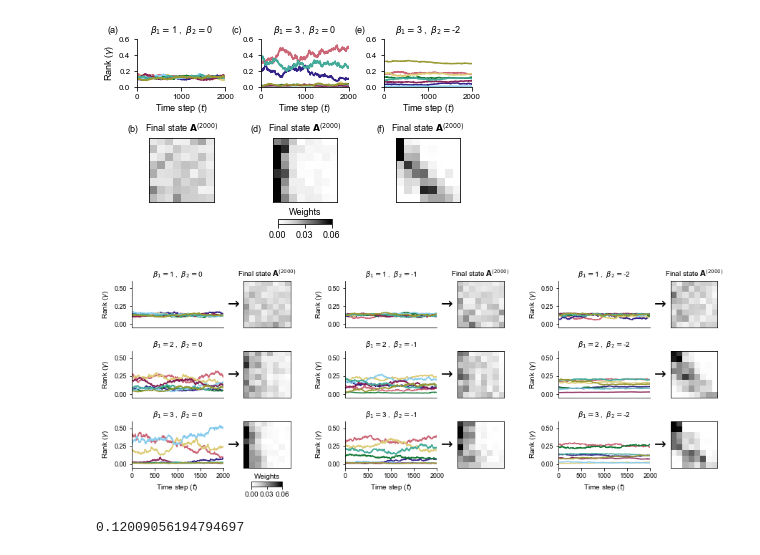
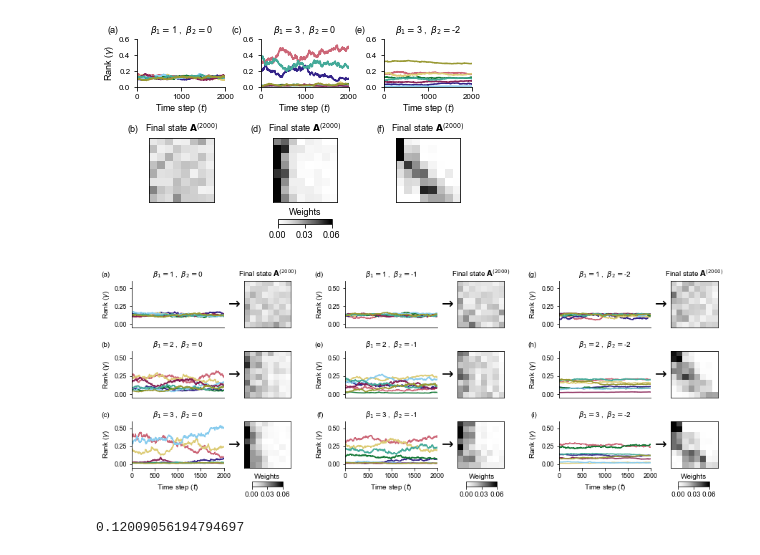
Before and after one commit to PhilChodrow/prestige_reinforcement, a Jupyter notebook: dynamics.ipynb, the cells around one changed output. Drawn from its saved outputs; the diff is of its cells as text; code cells hidden in the pictures.

```diff
--- a/dynamics.ipynb
+++ b/dynamics.ipynb
@@ -507,42 +507,51 @@ for i in 2*np.arange(len(BETA_1)):
         A = M.get_states()[-1]
 
         v = GAMMA[-1].mean(axis = 0)
     #             ax.imshow(np.ones_like(A), cmap = 'Greys', vmax = 1, vmin = 0, alpha = 1)
         im = ax2.imshow(matrix_sort(A, -v), vmin = 0., vmax = .06,  cmap = 'Greys', alpha = .99)
     #         axarr[row_num,col_num+1].axis('off')
         ax2.set_ylabel(r'$\rightarrow$ ', rotation=0, fontsize=20, labelpad=0, color = 'black')
         ax2.yaxis.set_label_coords(-0.2,0.35)
         for pos in ['bottom', 'top', 'left', 'right']:
             ax2.spines[pos].set_visible(True)
         ax2.xaxis.set_ticks([])
         ax2.yaxis.set_ticks([])
 
         # axarr[0,len(BETA_2)].set_title('Final State')
         axarr[0,col_num+1].set_title(r'Final state $\mathbf{A}^{(2000)}$', fontsize=fontsize)
 
         # empty subplots
         if col_num < 6:
             ax3 = axarr[row_num,col_num+2]
             for pos in ['bottom', 'top', 'left', 'right']:
                 ax3.spines[pos].set_visible(True)
                 ax3.axis('off')
 
 
-# add colorbar
-cbar_ax = fig.add_axes([0.28, 0.05, 0.04, 0.02])
-cbar = fig.colorbar(im, cax=cbar_ax, orientation='horizontal')
-# cbar.set_clim(0.0,0.06)
-cbar.set_ticks([.00,.03,0.06])
-cbar.ax.tick_params(labelsize=fontsize)
-cbar.ax.set_title('Weights',fontsize=fontsize,y=0.65)
-cbar_ax.xaxis.set_ticks_position('bottom')
+# add colorbara
+for barloc in [0.28,0.28*1.99,0.28*2.97]:
+    cbar_ax = fig.add_axes([barloc, 0.05, 0.04, 0.02])
+    cbar = fig.colorbar(im, cax=cbar_ax, orientation='horizontal')
+    # cbar.set_clim(0.0,0.06)
+    cbar.set_ticks([.00,.03,0.06])
+    cbar.ax.tick_params(labelsize=fontsize)
+    cbar.ax.set_title('Weights',fontsize=fontsize,y=0.65)
+    cbar_ax.xaxis.set_ticks_position('bottom')
+
+# add panel labels
+for i, label in enumerate(('(a)','(b)','(c)','(d)','(e)','(f)','(g)','(h)','(i)')):
+    ax = axarr[i%3,3*(i//3)]
+    hloc = -0.24
+    vloc = 1.20
+    ax.text(hloc, vloc, label, transform=ax.transAxes,
+      fontsize=fontsize, weight='bold', va='top', ha='right')
 
 plt.subplots_adjust(hspace = 0.5, wspace = 0.1)
 
 # plt.savefig('dynamics_examples_v5.png', bbox_inches = 'tight', dpi = 600)
 plt.savefig('dynamics_examples_SI_v2.png', bbox_inches = 'tight', dpi = 600)
 # %% [output]
-[figure, old version]
+[figure, new version]
 # %%
 A.max()
 # %% [output]
```
Also changed, not shown: 1 other file.
